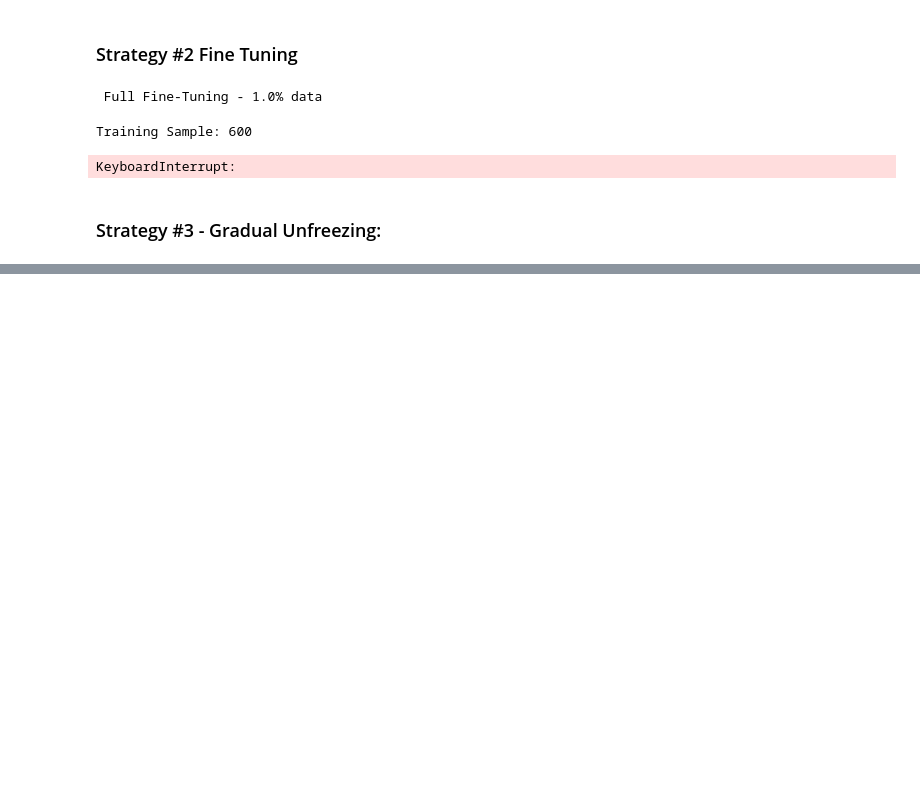
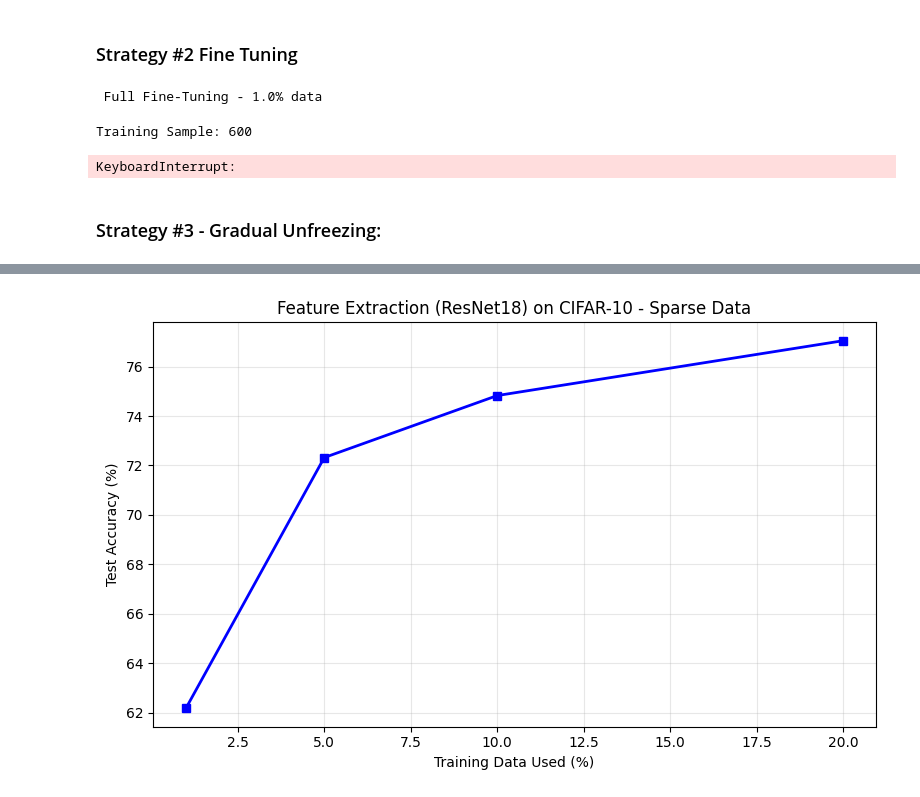
Before and after one commit to GottaLearnItALL/Independent_Study, a Jupyter notebook: main.ipynb, the cells around one changed output, grey strips where cells are left out. Cells and saved outputs as stored; diff of their text form; code cells hidden in the pictures; blank space fills up the shorter version.

```diff
--- a/main.ipynb
+++ b/main.ipynb
@@ -621,0 +655,19 @@ print(f"TEST ACCURACY: {acc:.2f}%")
+# %%
+fractions = [0.01, 0.05, 0.1, 0.2]
+cifar_fe_results = {}
+
+for frac in fractions:
+    print(f"\nFeature Extraction - {frac*100}% data ({int(len(train_data_cifar)*frac)} samples)")
+
+    model = models.resnet18(pretrained=True)
+    for param in model.parameters():
+        param.requires_grad = False
+    model.fc = nn.Linear(512, 10)
+
+    subset = get_sparse_subset(train_data_cifar, frac)
+    train_loader = DataLoader(subset, batch_size=32, shuffle=True)
+
+    train_model(model, train_loader, epochs=5, lr=0.001)
+    acc = test_model(model, test_loader_cifar)
+    cifar_fe_results[frac] = acc
+    print(f"TEST ACCURACY: {acc:.2f}%")
@@ -621,0 +686,13 @@ print(f"TEST ACCURACY: {acc:.2f}%")
+# %%
+percentages = [f * 100 for f in fractions]
+
+plt.figure(figsize=(8, 5))
+plt.plot(percentages, [cifar_fe_results[f] for f in fractions], 's-', linewidth=2, color='blue')
+plt.xlabel('Training Data Used (%)')
+plt.ylabel('Test Accuracy (%)')
+plt.title('Feature Extraction (ResNet18) on CIFAR-10 - Sparse Data')
+plt.grid(True, alpha=0.3)
+plt.tight_layout()
+plt.show()
+# %% [output]
+[figure, added]
```
Also changed, not shown: parts of 14 cells of this notebook, 9 other files.
